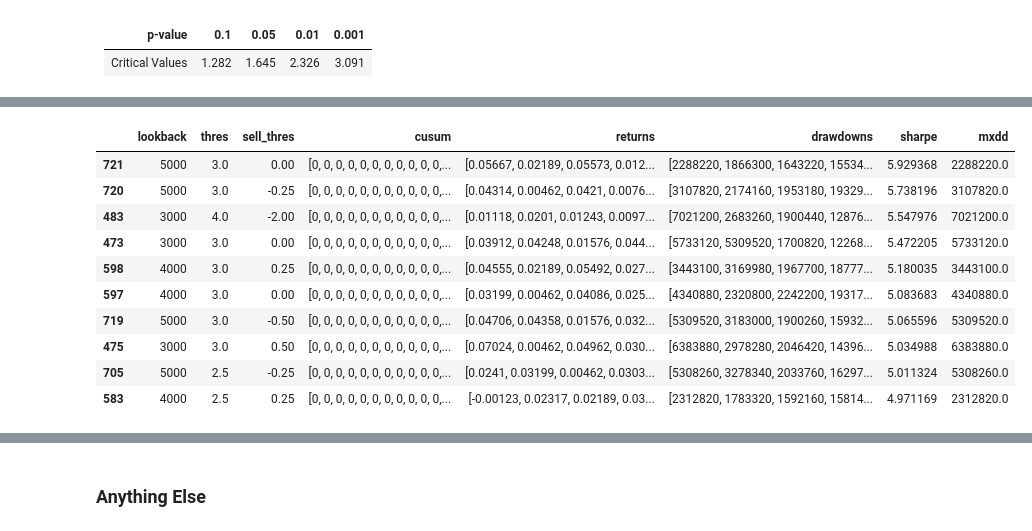
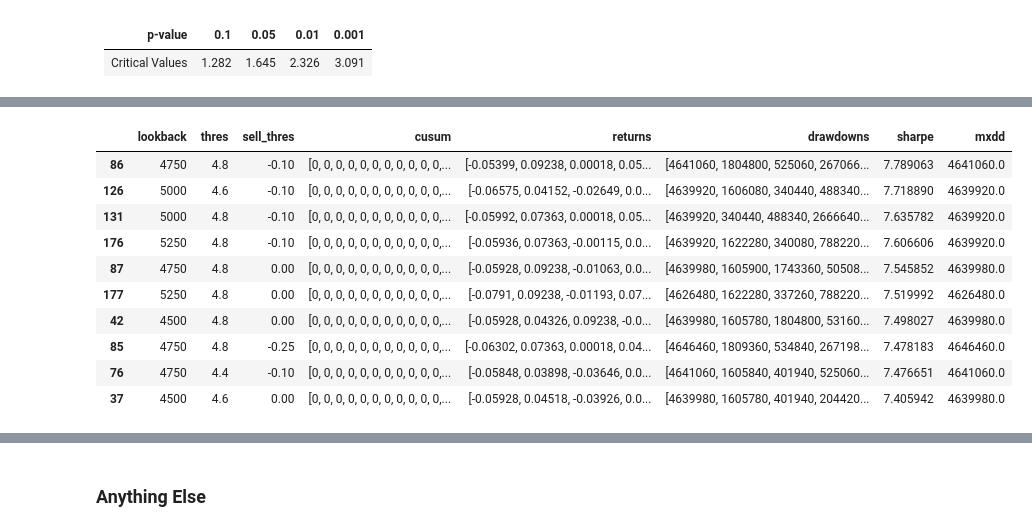
Before and after one commit to sunnymnie/crypto-printer, a Jupyter notebook: research/metrics-research.ipynb, the cells around one changed output, grey strips where cells are left out. Drawn from its saved outputs; the diff is of its cells as text; code cells hidden in the pictures.

```diff
--- a/research/metrics-research.ipynb
+++ b/research/metrics-research.ipynb
@@ -97,12 +96,24 @@ df1 = pd.read_csv('../data/fet-celr-500.csv')
 # %%
-df2 = pd.read_csv('../data/fet-celr-1000.csv')
-df3 = pd.read_csv('../data/fet-celr-1500.csv')
-df4 = pd.read_csv('../data/fet-celr-2000.csv')
-df5 = pd.read_csv('../data/fet-celr-3000.csv')
-df6 = pd.read_csv('../data/fet-celr-4000.csv')
-df7 = pd.read_csv('../data/fet-celr-5000.csv')
+df1 = pd.read_csv('../data/generated/ARDRUSDT-LSKUSDT-4500.csv')
+df2 = pd.read_csv('../data/generated/ARDRUSDT-LSKUSDT-4750.csv')
+df3 = pd.read_csv('../data/generated/ARDRUSDT-LSKUSDT-5000.csv')
+df4 = pd.read_csv('../data/generated/ARDRUSDT-LSKUSDT-5250.csv')
+df5 = pd.read_csv('../data/generated/ARDRUSDT-LSKUSDT-5500.csv')
+# df6 = pd.read_csv('../data/generated/ARDRUSDT-LSKUSDT-4000.csv')
+# df7 = pd.read_csv('../data/generated/ARDRUSDT-LSKUSDT-5000.csv')
+# df8 = pd.read_csv('../data/generated/ARDRUSDT-LSKUSDT-6000.csv')
+# df9 = pd.read_csv('../data/generated/ARDRUSDT-LSKUSDT-8000.csv')
 # %%
-bigdf = pd.concat([df1, df2, df3, df4, df5, df6, df7])
+bigdf = pd.concat([df1, df2, df3, df4]) #df5, df6, df7
+df1 = None
+df2 = None
+df3 = None
+df4 = None
+df5 = None
+df6 = None
+df7 = None
+df8 = None
+df9 = None
 # %%
 bigdf
 # %% [output]
@@ -189,14 +221,15 @@ bigdf_result = bigdf_filtered.nlargest(10,'sharpe')
 # %%
-bigdf_result
+bigdf_filtered.drop(["cusum"], axis=1, inplace=True)
+bigdf_filtered.to_csv("../data/generated/results/test.csv")
 # %% [output]
 |  | lookback | thres | sell_thres | cusum | returns | drawdowns | sharpe | mxdd |
-| 721 | 5000 | 3.0 | 0.00 | [0, 0, 0, 0, 0, 0, 0, 0, 0, 0, 0,... | [0.05667, 0.02189, 0.05573, 0.012... | [2288220, 1866300, 1643220, 15534... | 5.929368 | 2288220.0 |
-| 720 | 5000 | 3.0 | -0.25 | [0, 0, 0, 0, 0, 0, 0, 0, 0, 0, 0,... | [0.04314, 0.00462, 0.0421, 0.0076... | [3107820, 2174160, 1953180, 19329... | 5.738196 | 3107820.0 |
-| 483 | 3000 | 4.0 | -2.00 | [0, 0, 0, 0, 0, 0, 0, 0, 0, 0, 0,... | [0.01118, 0.0201, 0.01243, 0.0097... | [7021200, 2683260, 1900440, 12876... | 5.547976 | 7021200.0 |
-| 473 | 3000 | 3.0 | 0.00 | [0, 0, 0, 0, 0, 0, 0, 0, 0, 0, 0,... | [0.03912, 0.04248, 0.01576, 0.044... | [5733120, 5309520, 1700820, 12268... | 5.472205 | 5733120.0 |
-| 598 | 4000 | 3.0 | 0.25 | [0, 0, 0, 0, 0, 0, 0, 0, 0, 0, 0,... | [0.04555, 0.02189, 0.05492, 0.027... | [3443100, 3169980, 1967700, 18777... | 5.180035 | 3443100.0 |
-| 597 | 4000 | 3.0 | 0.00 | [0, 0, 0, 0, 0, 0, 0, 0, 0, 0, 0,... | [0.03199, 0.00462, 0.04086, 0.025... | [4340880, 2320800, 2242200, 19317... | 5.083683 | 4340880.0 |
-| 719 | 5000 | 3.0 | -0.50 | [0, 0, 0, 0, 0, 0, 0, 0, 0, 0, 0,... | [0.04706, 0.04358, 0.01576, 0.032... | [5309520, 3183000, 1900260, 15932... | 5.065596 | 5309520.0 |
-| 475 | 3000 | 3.0 | 0.50 | [0, 0, 0, 0, 0, 0, 0, 0, 0, 0, 0,... | [0.07024, 0.00462, 0.04962, 0.030... | [6383880, 2978280, 2046420, 14396... | 5.034988 | 6383880.0 |
-| 705 | 5000 | 2.5 | -0.25 | [0, 0, 0, 0, 0, 0, 0, 0, 0, 0, 0,... | [0.0241, 0.03199, 0.00462, 0.0303... | [5308260, 3278340, 2033760, 16297... | 5.011324 | 5308260.0 |
-| 583 | 4000 | 2.5 | 0.25 | [0, 0, 0, 0, 0, 0, 0, 0, 0, 0, 0,... | [-0.00123, 0.02317, 0.02189, 0.03... | [2312820, 1783320, 1592160, 15814... | 4.971169 | 2312820.0 |
+| 86 | 4750 | 4.8 | -0.10 | [0, 0, 0, 0, 0, 0, 0, 0, 0, 0, 0,... | [-0.05399, 0.09238, 0.00018, 0.05... | [4641060, 1804800, 525060, 267066... | 7.789063 | 4641060.0 |
+| 126 | 5000 | 4.6 | -0.10 | [0, 0, 0, 0, 0, 0, 0, 0, 0, 0, 0,... | [-0.06575, 0.04152, -0.02649, 0.0... | [4639920, 1606080, 340440, 488340... | 7.718890 | 4639920.0 |
+| 131 | 5000 | 4.8 | -0.10 | [0, 0, 0, 0, 0, 0, 0, 0, 0, 0, 0,... | [-0.05992, 0.07363, 0.00018, 0.05... | [4639920, 340440, 488340, 2666640... | 7.635782 | 4639920.0 |
+| 176 | 5250 | 4.8 | -0.10 | [0, 0, 0, 0, 0, 0, 0, 0, 0, 0, 0,... | [-0.05936, 0.07363, -0.00115, 0.0... | [4639920, 1622280, 340080, 788220... | 7.606606 | 4639920.0 |
+| 87 | 4750 | 4.8 | 0.00 | [0, 0, 0, 0, 0, 0, 0, 0, 0, 0, 0,... | [-0.05928, 0.09238, -0.01063, 0.0... | [4639980, 1605900, 1743360, 50508... | 7.545852 | 4639980.0 |
+| 177 | 5250 | 4.8 | 0.00 | [0, 0, 0, 0, 0, 0, 0, 0, 0, 0, 0,... | [-0.0791, 0.09238, -0.01193, 0.07... | [4626480, 1622280, 337260, 788220... | 7.519992 | 4626480.0 |
+| 42 | 4500 | 4.8 | 0.00 | [0, 0, 0, 0, 0, 0, 0, 0, 0, 0, 0,... | [-0.05928, 0.04326, 0.09238, -0.0... | [4639980, 1605780, 1804800, 53160... | 7.498027 | 4639980.0 |
+| 85 | 4750 | 4.8 | -0.25 | [0, 0, 0, 0, 0, 0, 0, 0, 0, 0, 0,... | [-0.06302, 0.07363, 0.00018, 0.04... | [4646460, 1809360, 534840, 267198... | 7.478183 | 4646460.0 |
+| 76 | 4750 | 4.4 | -0.10 | [0, 0, 0, 0, 0, 0, 0, 0, 0, 0, 0,... | [-0.05848, 0.03898, -0.03646, 0.0... | [4641060, 1605840, 401940, 525060... | 7.476651 | 4641060.0 |
+| 37 | 4500 | 4.6 | 0.00 | [0, 0, 0, 0, 0, 0, 0, 0, 0, 0, 0,... | [-0.05928, 0.04518, -0.03926, 0.0... | [4639980, 1605780, 401940, 204420... | 7.405942 | 4639980.0 |
```
Also changed, not shown: parts of 17 cells of this notebook, 6 other files.
